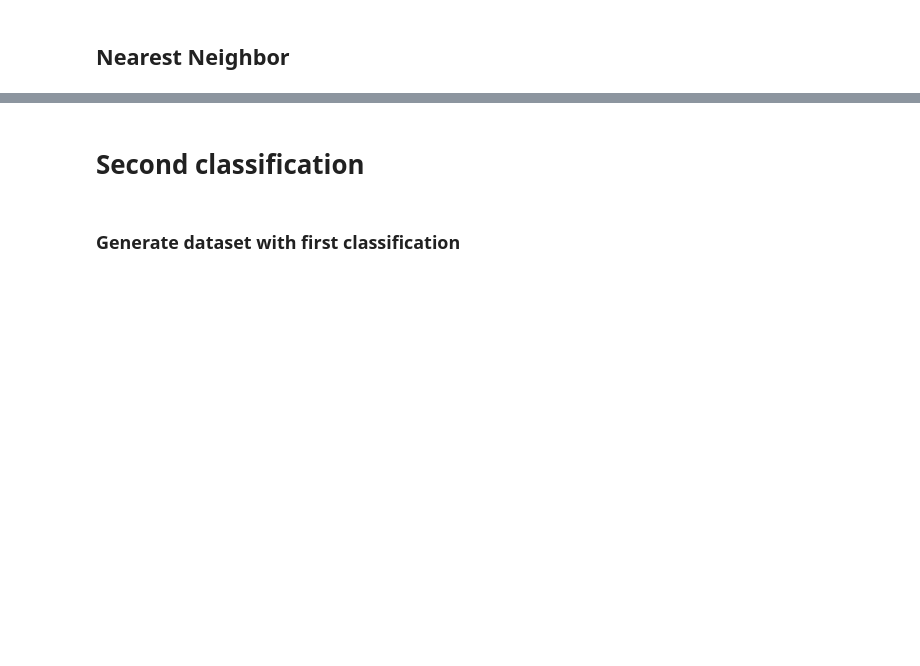
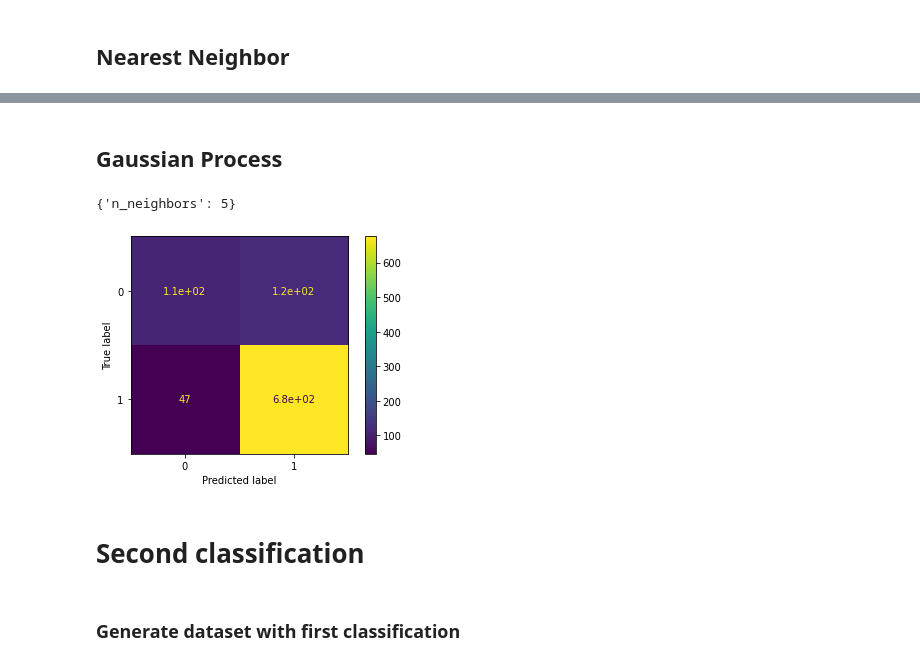
Before and after one commit to Luca-Blum/Advanced_Machine_Learning, a Jupyter notebook: task2/Jannik_classification2.ipynb, the cells around one changed output, grey strips where cells are left out. Drawn from its saved outputs; the diff is of its cells as text; code cells hidden in the pictures; blank space fills up the shorter version.

```diff
--- a/task2/Jannik_classification2.ipynb
+++ b/task2/Jannik_classification2.ipynb
@@ -123,3 +141,19 @@ plt.show()
+# %% [markdown]
+## Gaussian Process
+# %%
+from sklearn.gaussian_process.kernels import WhiteKernel, RBF, Matern, ExpSineSquared, RationalQuadratic
+from sklearn.gaussian_process import GaussianProcessClassifier
+
+parameters = {'kernel':[WhiteKernel, RBF, Matern, ExpSineSquared, RationalQuadratic]}
+proc = GaussianProcessClassifier(random_state=36)
+proc = GridSearchCV(estimator=proc, param_grid=parameters, scoring='balanced_accuracy',return_train_score=True)
+clf.fit(X_train, y_train)
+print(clf.best_params_)
+plot_confusion_matrix(clf, X_val, y_val)
+plt.show()
+# %% [output]
+{'n_neighbors': 5}
+[figure, added]
 # %% [markdown]
 # Second classification
 # %% [markdown]
```
Also changed, not shown: parts of 6 cells of this notebook.
